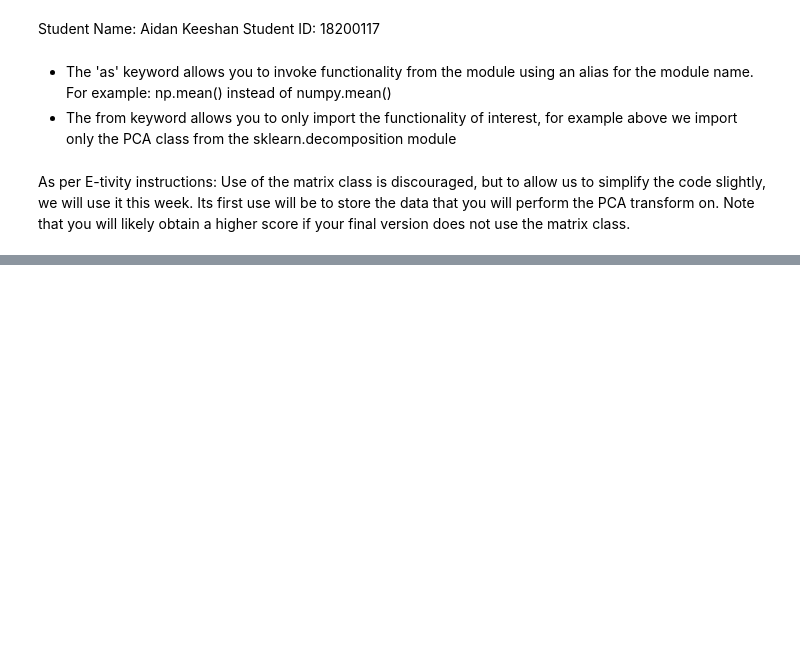
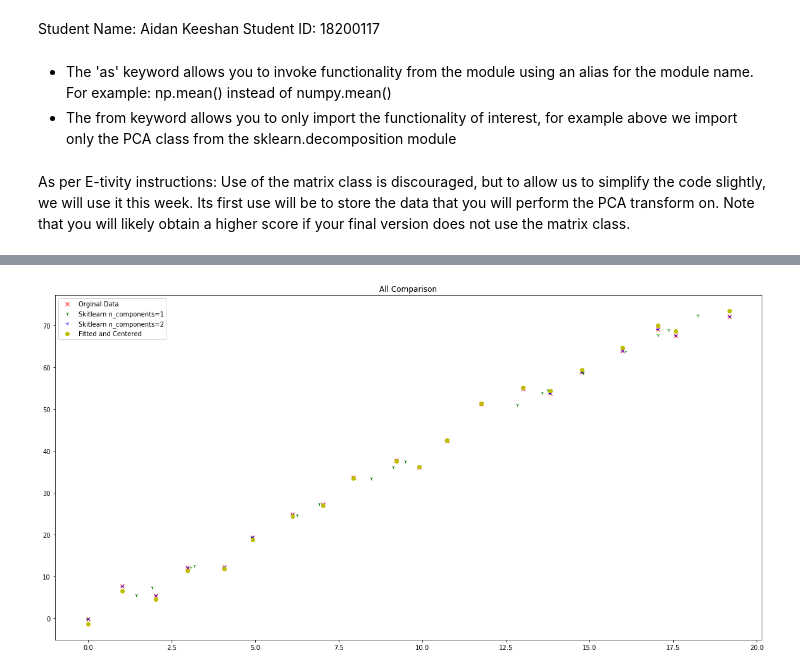
Before and after one commit to vipulpopat/MSCAI_CE4021_Week5, a Jupyter notebook: Etivity5.ipynb, the cells around one changed output, grey strips where cells are left out. Saved outputs shown, nothing was run; the diff lists cells and outputs as text; code cells hidden in the pictures; blank space fills up the shorter version.

```diff
--- a/Etivity5.ipynb
+++ b/Etivity5.ipynb
@@ -109,0 +26,80 @@ with tf.Session() as sess:
+# %%
+class pca_np:
+    def __init__(self, data):
+        self.data = data
+        # Step 1: Get mean of x,y of data
+        self.axis_mean = np.mean(data, axis=0)
+        self.x_a = data[:,0]
+        self.y_a = data[:,1]
+        plt.rcParams["figure.figsize"] = (20,10)
+    def fit(self,plot=True):
+        # Step 2: Subtract Mean to adjust data
+        self.data_adj = self.data - self.axis_mean
+        # Step 3 Calcaulte Covariance Matrix
+        self.covariance_matrix = np.cov(self.data, rowvar=False)
+        # Step 3 Calcaulte eigenvectors and eigenvalues
+        self.eigenvalues, self.eigenvectors = np.linalg.eigh(self.covariance_matrix)
+        origin = [0], [0] # the origin
+        if plot:
+            plt.quiver(*origin, *self.eigenvectors , color=['g'], scale=6, alpha=0.7)
+            plt.show()
+    def transform(self,plot=True):
+        if not hasattr(self, 'data_adj'):
+            self.fit(False)
+        self.data_projected = self.eigenvectors.T.dot(self.data_adj.T).T
+        self.eigenvalue_max = np.argmax(self.eigenvalues)
+        if plot:
+            plt.title("Transform")
+            plt.plot(self.x_a, self.y_a, 'xr', label='Orginal Data')
+            plt.plot(self.x_a, self.data_projected[:,self.eigenvalue_max], "1g", label='Fitted')
+            plt.legend(loc='upper left')
+            plt.show()
+    def inverse_transform(self,plot=True):
+        if not hasattr(self, 'eigenvalues'):
+            self.transform(False)
+        self.data_projected += self.axis_mean
+        self.y_pca = self.data_projected[:,self.eigenvalue_max]
+        if plot:
+            plt.title("Inverse Transform")
+            plt.plot(self.x_a, self.y_a, 'xr', label='Orginal Data')
+            plt.plot(self.x_a, self.y_pca, "1g", label='Fitted and Centered')
+            plt.legend(loc='upper left')
+            plt.show()
+        #return self.y_pca
+    def sklearn_pca(self,plot=True):
+        for n in range(2):
+            n += 1
+            pca = PCA(n_components=n)
+            pca.fit(self.data)
+            data_pca = pca.transform(self.data)
+            data_reduced = pca.inverse_transform(data_pca)
+            if n == 1:
+                self.x_skit_pca_n1 = data_reduced[:,0]
+                self.y_skit_pca_n1 = data_reduced[:,1]
+            else:
+                self.x_skit_pca_n2 = data_reduced[:,0]
+                self.y_skit_pca_n2 = data_reduced[:,1]
+        if plot:
+            plt.title("Skitlearn Comparison")
+            plt.plot(self.x_a, self.y_a,'xr', label='Orginal Data')
+            plt.plot(self.x_skit_pca_n1, self.y_skit_pca_n1 ,"1g", label='Skitlearn n_components=1')
+            plt.plot(self.x_skit_pca_n2, self.y_skit_pca_n2 ,"3b", label='Skitlearn n_components=2')
+            plt.legend(loc='upper left')
+            plt.show()
+    def compare_all(self):
+        if not hasattr(self, 'x_skit_pca_n1'):
+            self.sklearn_pca(False)
+        if not hasattr(self, 'y_pca'):
+            self.inverse_transform(False)
+        plt.title("All Comparison")
+        plt.plot(self.x_a, self.y_a,'xr', label='Orginal Data')
+        plt.plot(self.x_skit_pca_n1, self.y_skit_pca_n1 ,"1g", label='Skitlearn n_components=1')
+        plt.plot(self.x_skit_pca_n2, self.y_skit_pca_n2 ,"3b", label='Skitlearn n_components=2')
+        plt.plot(self.x_a, self.y_pca, "oy", label='Fitted and Centered')
+        plt.legend(loc='upper left')
+        plt.show()
+
+mypca = pca_np(data)
+mypca.compare_all()
+# %% [output]
+[figure, added]
```
Also changed, not shown: parts of 14 cells of this notebook, 1 other file.
